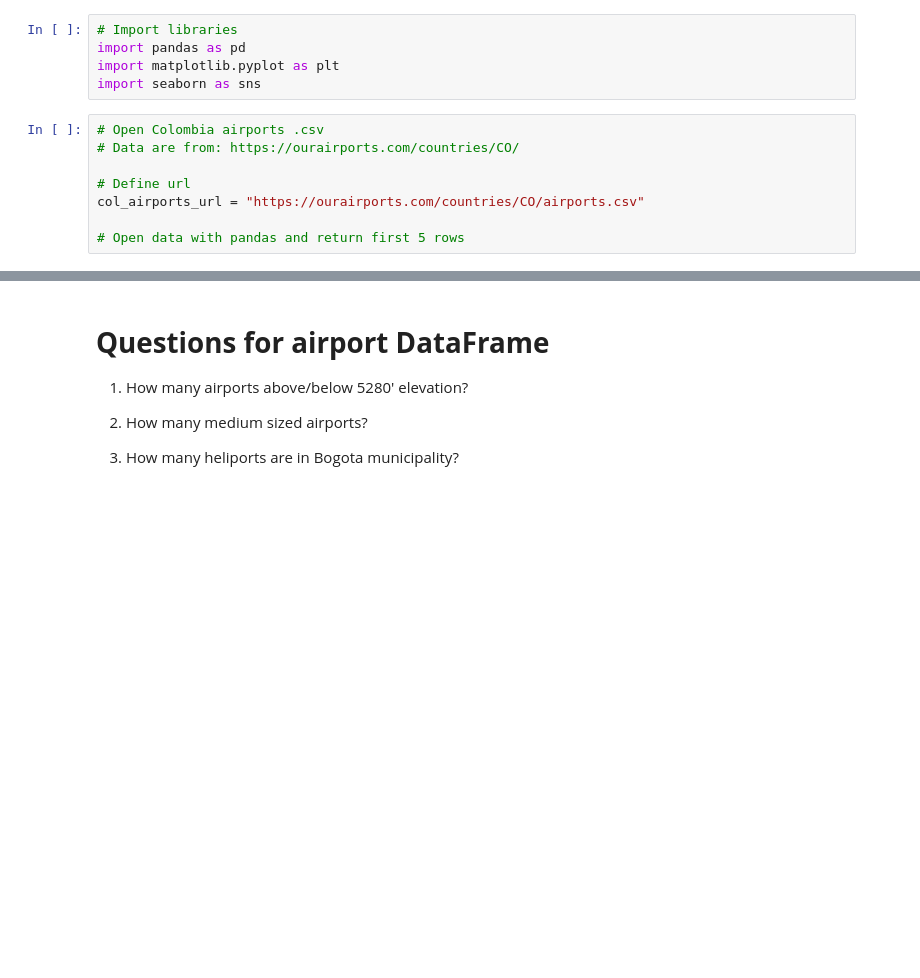
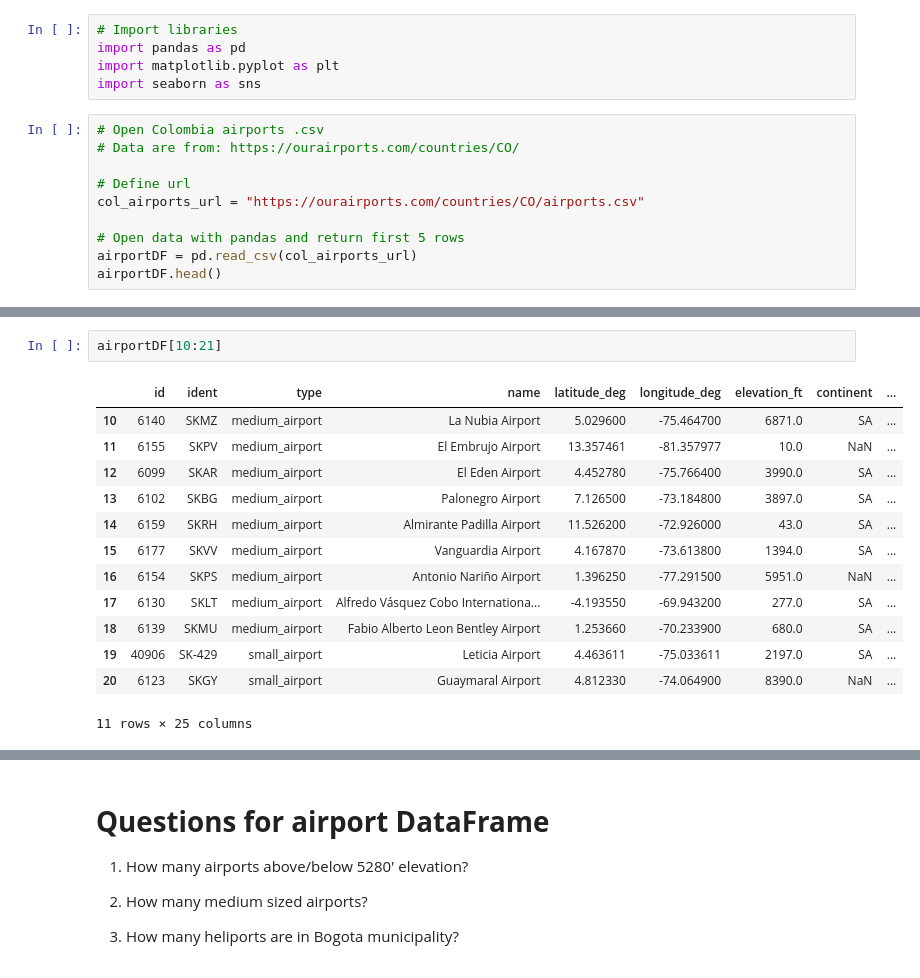
Before and after one commit to fabioaco/02-geopark-pandas-dataframes, a Jupyter notebook: notebooks/02-geopark-pandas-empty.ipynb, the cells around one changed output, grey strips where cells are left out. Cells and saved outputs as stored; diff of their text form; blank space fills up the shorter version.

```diff
--- a/notebooks/02-geopark-pandas-empty.ipynb
+++ b/notebooks/02-geopark-pandas-empty.ipynb
@@ -19,3 +19,5 @@ import seaborn as sns
 col_airports_url = "https://ourairports.com/countries/CO/airports.csv"
 
 # Open data with pandas and return first 5 rows
+airportDF = pd.read_csv(col_airports_url)
+airportDF.head()
@@ -34,2 +117,18 @@ col_airports_url = "https://ourairports.com/countries/CO/airports.csv"
+# %%
+airportDF[10:21]
+# %% [output]
+|  | id | ident | type | name | latitude_deg | longitude_deg | elevation_ft | continent | ... |
+| 10 | 6140 | SKMZ | medium_airport | La Nubia Airport | 5.029600 | -75.464700 | 6871.0 | SA | ... |
+| 11 | 6155 | SKPV | medium_airport | El Embrujo Airport | 13.357461 | -81.357977 | 10.0 | NaN | ... |
+| 12 | 6099 | SKAR | medium_airport | El Eden Airport | 4.452780 | -75.766400 | 3990.0 | SA | ... |
+| 13 | 6102 | SKBG | medium_airport | Palonegro Airport | 7.126500 | -73.184800 | 3897.0 | SA | ... |
+| 14 | 6159 | SKRH | medium_airport | Almirante Padilla Airport | 11.526200 | -72.926000 | 43.0 | SA | ... |
+| 15 | 6177 | SKVV | medium_airport | Vanguardia Airport | 4.167870 | -73.613800 | 1394.0 | SA | ... |
+| 16 | 6154 | SKPS | medium_airport | Antonio Nariño Airport | 1.396250 | -77.291500 | 5951.0 | NaN | ... |
+| 17 | 6130 | SKLT | medium_airport | Alfredo Vásquez Cobo Internationa... | -4.193550 | -69.943200 | 277.0 | SA | ... |
+| 18 | 6139 | SKMU | medium_airport | Fabio Alberto Leon Bentley Airport | 1.253660 | -70.233900 | 680.0 | SA | ... |
+| 19 | 40906 | SK-429 | small_airport | Leticia Airport | 4.463611 | -75.033611 | 2197.0 | SA | ... |
+| 20 | 6123 | SKGY | small_airport | Guaymaral Airport | 4.812330 | -74.064900 | 8390.0 | NaN | ... |
+11 rows × 25 columns
 # %%
 # Use .crosstab() function to return counts of specified variables
```
Also changed, not shown: parts of 16 cells of this notebook.
